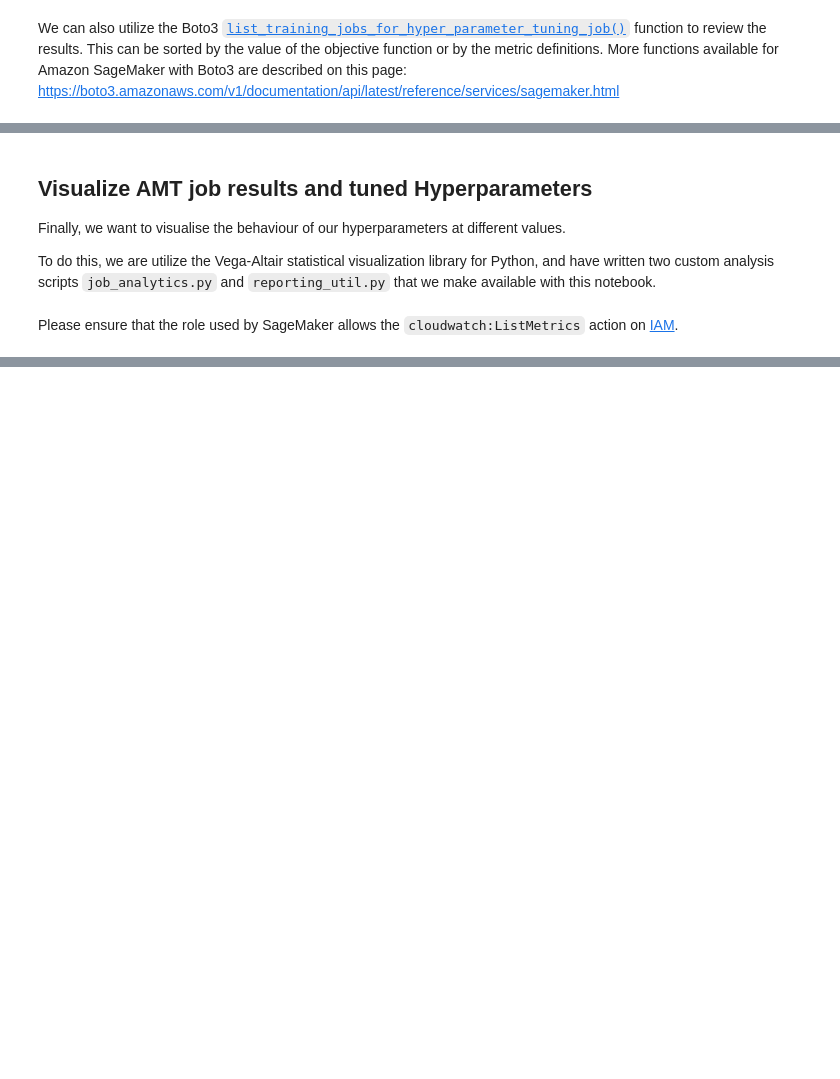
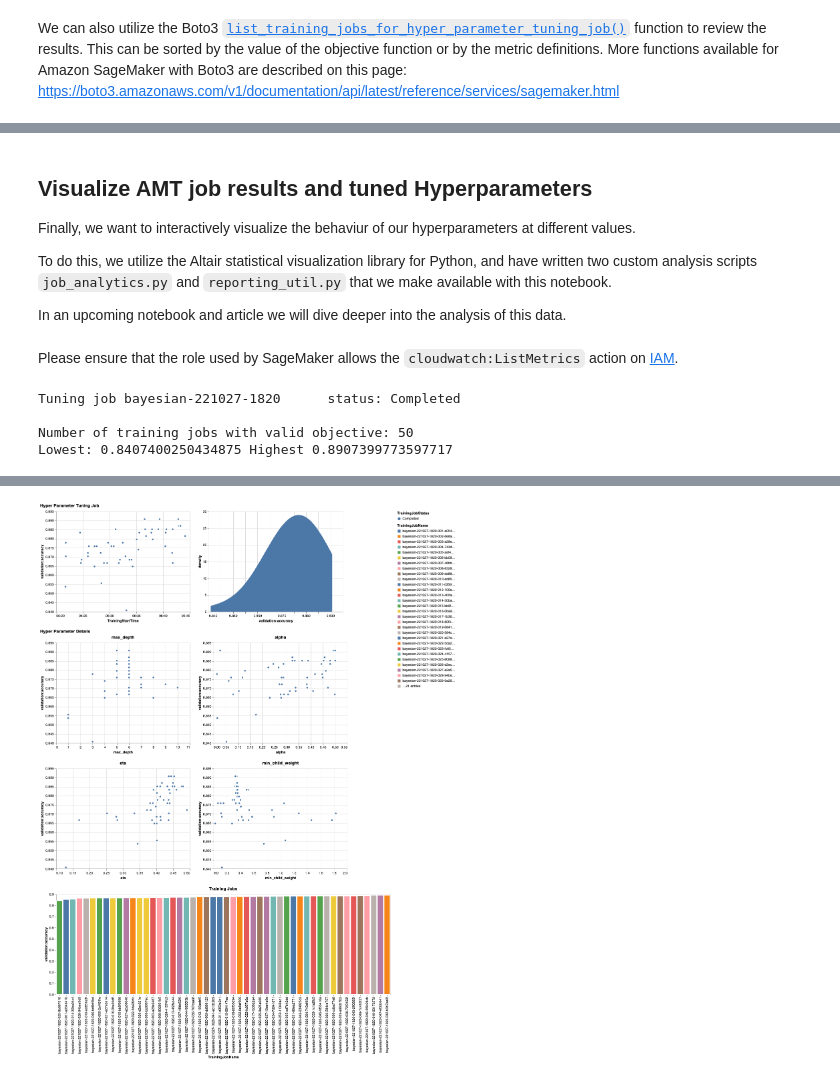
Before and after one commit to aws-samples/amazon-sagemaker-amt-visualize, a Jupyter notebook: 1_tuning_of_builtin_xgboost.ipynb, the cells around one changed output, grey strips where cells are left out. Cells and saved outputs as stored; diff of their text form; code cells hidden in the pictures; blank space fills up the shorter version.

Commit message:
[changed] Reworked examples and wording. Also added a parameter to reporting util to ommit job level metrics.

```diff
--- a/1_tuning_of_builtin_xgboost.ipynb
+++ b/1_tuning_of_builtin_xgboost.ipynb
@@ -134,0 +197,23 @@ estimator.fit({'train': s3_input_train, 'validation': s3_input_valid})
+# %%
+from sagemaker.tuner import IntegerParameter, ContinuousParameter, HyperparameterTuner
+
+n_jobs = 50
+n_parallel_jobs = 3
+
+hpt_ranges = {
+    'alpha': ContinuousParameter(0.01, .5),
+    'eta': ContinuousParameter(0.1, .5),
+    'min_child_weight': ContinuousParameter(0., 2.),
+    'max_depth': IntegerParameter(1, 10)
+}
+
+tuner_parameters = {
+    'estimator': estimator,
+    'base_tuning_job_name': 'bayesian',
+    'objective_metric_name': 'validation:accuracy',
+    'objective_type': 'Maximize',
+    'hyperparameter_ranges': hpt_ranges,
+    'strategy': 'Bayesian',
+    'max_jobs': n_jobs,
+    'max_parallel_jobs': n_parallel_jobs
+}
@@ -211,13 +312,20 @@ for job in hpo_jobs['TrainingJobSummaries'][:10]:
 # %% [markdown]
 ## Visualize AMT job results and tuned Hyperparameters
 
-Finally, we want to visualise the behaviour of our hyperparameters at different values.
+Finally, we want to interactively visualize the behaviur of our hyperparameters at different values.
 
-To do this, we are utilize the Vega-Altair statistical visualization library for Python, and have written two custom analysis scripts `job_analytics.py` and `reporting_util.py` that we make available with this notebook.
+To do this, we utilize the Altair statistical visualization library for Python, and have written two custom analysis scripts `job_analytics.py` and `reporting_util.py` that we make available with this notebook.
+
+In an upcoming notebook and article we will dive deeper into the analysis of this data.
 # %%
 !pip install -Uq pip altair
 # %% [markdown]
 Please ensure that the role used by SageMaker allows the `cloudwatch:ListMetrics` action on [IAM](https://console.aws.amazon.com/iam).
 # %%
 from reporting_util import analyze_hpo_job
-analyze_hpo_job(tuner)
+analyze_hpo_job(tuner, trials_only=True)
+# %% [output]
+Tuning job bayesian-221027-1820      status: Completed
+
+Number of training jobs with valid objective: 50
+Lowest: 0.8407400250434875 Highest 0.8907399773597717
@@ -223,0 +343 @@ analyze_hpo_job(tuner)
+[figure, added]
```
Also changed, not shown: parts of 33 cells of this notebook, 1 other file.
